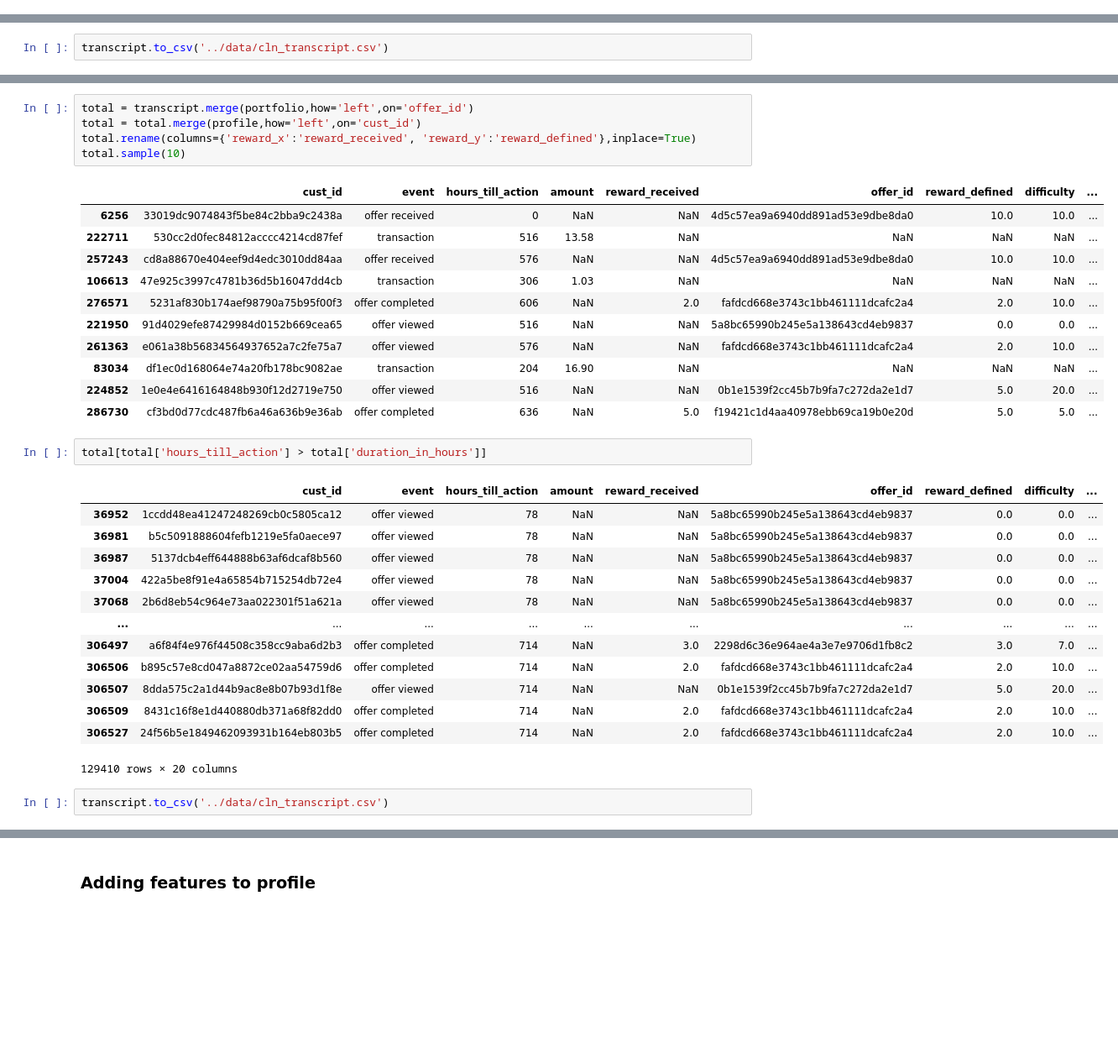
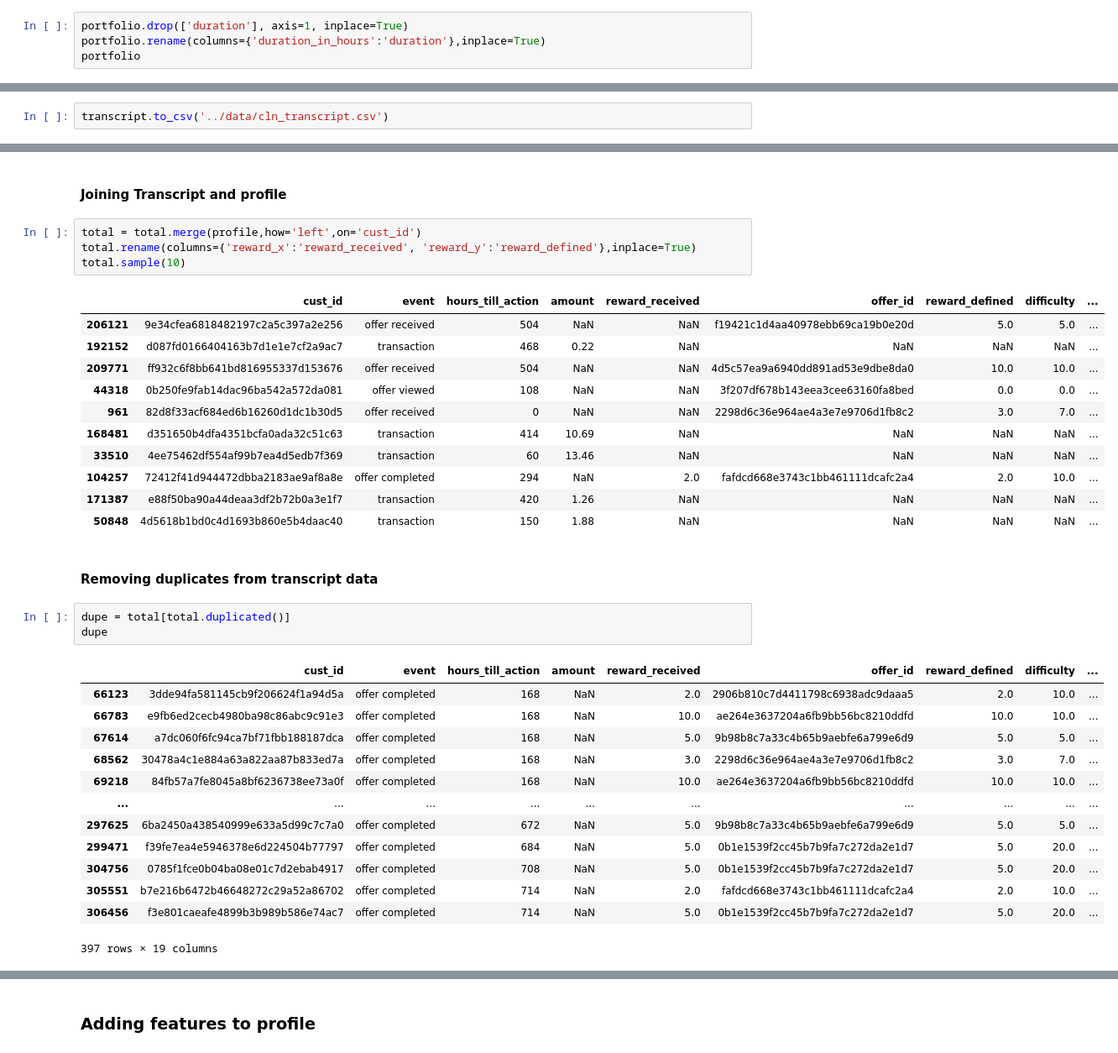
Before and after one commit to p33ves/Starbucks-Passive-Customer-Detection, a Jupyter notebook: notebooks/data_preprocessing.ipynb, the cells around one changed output, grey strips where cells are left out. Shown: that part at 84% size. Drawn from its saved outputs; the diff is of its cells as text; blank space fills up the shorter version.

```diff
--- a/notebooks/data_preprocessing.ipynb
+++ b/notebooks/data_preprocessing.ipynb
@@ -80,3 +78,7 @@ portfolio
 | 5a8bc65990b245e5a138643cd4eb9837 | 0 | 0 | 3 | informational | 1 | 1 | 1 | 0 | 72 |
 | f19421c1d4aa40978ebb69ca19b0e20d | 5 | 5 | 5 | bogo | 1 | 1 | 1 | 1 | 120 |
 | 2906b810c7d4411798c6938adc9daaa5 | 2 | 10 | 7 | discount | 1 | 1 | 0 | 1 | 168 |
+# %%
+portfolio.drop(['duration'], axis=1, inplace=True)
+portfolio.rename(columns={'duration_in_hours':'duration'},inplace=True)
+portfolio
@@ -128,35 +167,37 @@ transcript.to_csv('../data/cln_transcript.csv')
+# %% [markdown]
+#### Joining Transcript and profile
 # %%
-total = transcript.merge(portfolio,how='left',on='offer_id')
 total = total.merge(profile,how='left',on='cust_id')
 total.rename(columns={'reward_x':'reward_received', 'reward_y':'reward_defined'},inplace=True)
 total.sample(10)
 # %% [output]
 |  | cust_id | event | hours_till_action | amount | reward_received | offer_id | reward_defined | difficulty | ... |
-| 6256 | 33019dc9074843f5be84c2bba9c2438a | offer received | 0 | NaN | NaN | 4d5c57ea9a6940dd891ad53e9dbe8da0 | 10.0 | 10.0 | ... |
-| 222711 | 530cc2d0fec84812acccc4214cd87fef | transaction | 516 | 13.58 | NaN | NaN | NaN | NaN | ... |
-| 257243 | cd8a88670e404eef9d4edc3010dd84aa | offer received | 576 | NaN | NaN | 4d5c57ea9a6940dd891ad53e9dbe8da0 | 10.0 | 10.0 | ... |
-| 106613 | 47e925c3997c4781b36d5b16047dd4cb | transaction | 306 | 1.03 | NaN | NaN | NaN | NaN | ... |
-| 276571 | 5231af830b174aef98790a75b95f00f3 | offer completed | 606 | NaN | 2.0 | fafdcd668e3743c1bb461111dcafc2a4 | 2.0 | 10.0 | ... |
-| 221950 | 91d4029efe87429984d0152b669cea65 | offer viewed | 516 | NaN | NaN | 5a8bc65990b245e5a138643cd4eb9837 | 0.0 | 0.0 | ... |
-| 261363 | e061a38b56834564937652a7c2fe75a7 | offer viewed | 576 | NaN | NaN | fafdcd668e3743c1bb461111dcafc2a4 | 2.0 | 10.0 | ... |
-| 83034 | df1ec0d168064e74a20fb178bc9082ae | transaction | 204 | 16.90 | NaN | NaN | NaN | NaN | ... |
-| 224852 | 1e0e4e6416164848b930f12d2719e750 | offer viewed | 516 | NaN | NaN | 0b1e1539f2cc45b7b9fa7c272da2e1d7 | 5.0 | 20.0 | ... |
-| 286730 | cf3bd0d77cdc487fb6a46a636b9e36ab | offer completed | 636 | NaN | 5.0 | f19421c1d4aa40978ebb69ca19b0e20d | 5.0 | 5.0 | ... |
+| 206121 | 9e34cfea6818482197c2a5c397a2e256 | offer received | 504 | NaN | NaN | f19421c1d4aa40978ebb69ca19b0e20d | 5.0 | 5.0 | ... |
+| 192152 | d087fd0166404163b7d1e1e7cf2a9ac7 | transaction | 468 | 0.22 | NaN | NaN | NaN | NaN | ... |
+| 209771 | ff932c6f8bb641bd816955337d153676 | offer received | 504 | NaN | NaN | 4d5c57ea9a6940dd891ad53e9dbe8da0 | 10.0 | 10.0 | ... |
+| 44318 | 0b250fe9fab14dac96ba542a572da081 | offer viewed | 108 | NaN | NaN | 3f207df678b143eea3cee63160fa8bed | 0.0 | 0.0 | ... |
+| 961 | 82d8f33acf684ed6b16260d1dc1b30d5 | offer received | 0 | NaN | NaN | 2298d6c36e964ae4a3e7e9706d1fb8c2 | 3.0 | 7.0 | ... |
+| 168481 | d351650b4dfa4351bcfa0ada32c51c63 | transaction | 414 | 10.69 | NaN | NaN | NaN | NaN | ... |
+| 33510 | 4ee75462df554af99b7ea4d5edb7f369 | transaction | 60 | 13.46 | NaN | NaN | NaN | NaN | ... |
+| 104257 | 72412f41d944472dbba2183ae9af8a8e | offer completed | 294 | NaN | 2.0 | fafdcd668e3743c1bb461111dcafc2a4 | 2.0 | 10.0 | ... |
+| 171387 | e88f50ba90a44deaa3df2b72b0a3e1f7 | transaction | 420 | 1.26 | NaN | NaN | NaN | NaN | ... |
+| 50848 | 4d5618b1bd0c4d1693b860e5b4daac40 | transaction | 150 | 1.88 | NaN | NaN | NaN | NaN | ... |
-# %%
-total[total['hours_till_action'] > total['duration_in_hours']]
-# %% [output]
-|  | cust_id | event | hours_till_action | amount | reward_received | offer_id | reward_defined | difficulty | ... |
-| 36952 | 1ccdd48ea41247248269cb0c5805ca12 | offer viewed | 78 | NaN | NaN | 5a8bc65990b245e5a138643cd4eb9837 | 0.0 | 0.0 | ... |
-| 36981 | b5c5091888604fefb1219e5fa0aece97 | offer viewed | 78 | NaN | NaN | 5a8bc65990b245e5a138643cd4eb9837 | 0.0 | 0.0 | ... |
-| 36987 | 5137dcb4eff644888b63af6dcaf8b560 | offer viewed | 78 | NaN | NaN | 5a8bc65990b245e5a138643cd4eb9837 | 0.0 | 0.0 | ... |
-| 37004 | 422a5be8f91e4a65854b715254db72e4 | offer viewed | 78 | NaN | NaN | 5a8bc65990b245e5a138643cd4eb9837 | 0.0 | 0.0 | ... |
-| 37068 | 2b6d8eb54c964e73aa022301f51a621a | offer viewed | 78 | NaN | NaN | 5a8bc65990b245e5a138643cd4eb9837 | 0.0 | 0.0 | ... |
-| ... | ... | ... | ... | ... | ... | ... | ... | ... | ... |
-| 306497 | a6f84f4e976f44508c358cc9aba6d2b3 | offer completed | 714 | NaN | 3.0 | 2298d6c36e964ae4a3e7e9706d1fb8c2 | 3.0 | 7.0 | ... |
-| 306506 | b895c57e8cd047a8872ce02aa54759d6 | offer completed | 714 | NaN | 2.0 | fafdcd668e3743c1bb461111dcafc2a4 | 2.0 | 10.0 | ... |
-| 306507 | 8dda575c2a1d44b9ac8e8b07b93d1f8e | offer viewed | 714 | NaN | NaN | 0b1e1539f2cc45b7b9fa7c272da2e1d7 | 5.0 | 20.0 | ... |
-| 306509 | 8431c16f8e1d440880db371a68f82dd0 | offer completed | 714 | NaN | 2.0 | fafdcd668e3743c1bb461111dcafc2a4 | 2.0 | 10.0 | ... |
-| 306527 | 24f56b5e1849462093931b164eb803b5 | offer completed | 714 | NaN | 2.0 | fafdcd668e3743c1bb461111dcafc2a4 | 2.0 | 10.0 | ... |
-129410 rows × 20 columns
-# %%
-transcript.to_csv('../data/cln_transcript.csv')
+# %% [markdown]
+#### Removing duplicates from transcript data
+# %%
+dupe = total[total.duplicated()]
+dupe
+# %% [output]
+|  | cust_id | event | hours_till_action | amount | reward_received | offer_id | reward_defined | difficulty | ... |
+| 66123 | 3dde94fa581145cb9f206624f1a94d5a | offer completed | 168 | NaN | 2.0 | 2906b810c7d4411798c6938adc9daaa5 | 2.0 | 10.0 | ... |
+| 66783 | e9fb6ed2cecb4980ba98c86abc9c91e3 | offer completed | 168 | NaN | 10.0 | ae264e3637204a6fb9bb56bc8210ddfd | 10.0 | 10.0 | ... |
+| 67614 | a7dc060f6fc94ca7bf71fbb188187dca | offer completed | 168 | NaN | 5.0 | 9b98b8c7a33c4b65b9aebfe6a799e6d9 | 5.0 | 5.0 | ... |
+| 68562 | 30478a4c1e884a63a822aa87b833ed7a | offer completed | 168 | NaN | 3.0 | 2298d6c36e964ae4a3e7e9706d1fb8c2 | 3.0 | 7.0 | ... |
+| 69218 | 84fb57a7fe8045a8bf6236738ee73a0f | offer completed | 168 | NaN | 10.0 | ae264e3637204a6fb9bb56bc8210ddfd | 10.0 | 10.0 | ... |
+| ... | ... | ... | ... | ... | ... | ... | ... | ... | ... |
+| 297625 | 6ba2450a438540999e633a5d99c7c7a0 | offer completed | 672 | NaN | 5.0 | 9b98b8c7a33c4b65b9aebfe6a799e6d9 | 5.0 | 5.0 | ... |
+| 299471 | f39fe7ea4e5946378e6d224504b77797 | offer completed | 684 | NaN | 5.0 | 0b1e1539f2cc45b7b9fa7c272da2e1d7 | 5.0 | 20.0 | ... |
+| 304756 | 0785f1fce0b04ba08e01c7d2ebab4917 | offer completed | 708 | NaN | 5.0 | 0b1e1539f2cc45b7b9fa7c272da2e1d7 | 5.0 | 20.0 | ... |
+| 305551 | b7e216b6472b46648272c29a52a86702 | offer completed | 714 | NaN | 2.0 | fafdcd668e3743c1bb461111dcafc2a4 | 2.0 | 10.0 | ... |
+| 306456 | f3e801caeafe4899b3b989b586e74ac7 | offer completed | 714 | NaN | 5.0 | 0b1e1539f2cc45b7b9fa7c272da2e1d7 | 5.0 | 20.0 | ... |
+397 rows × 19 columns
```
Also changed, not shown: parts of 31 cells of this notebook.
